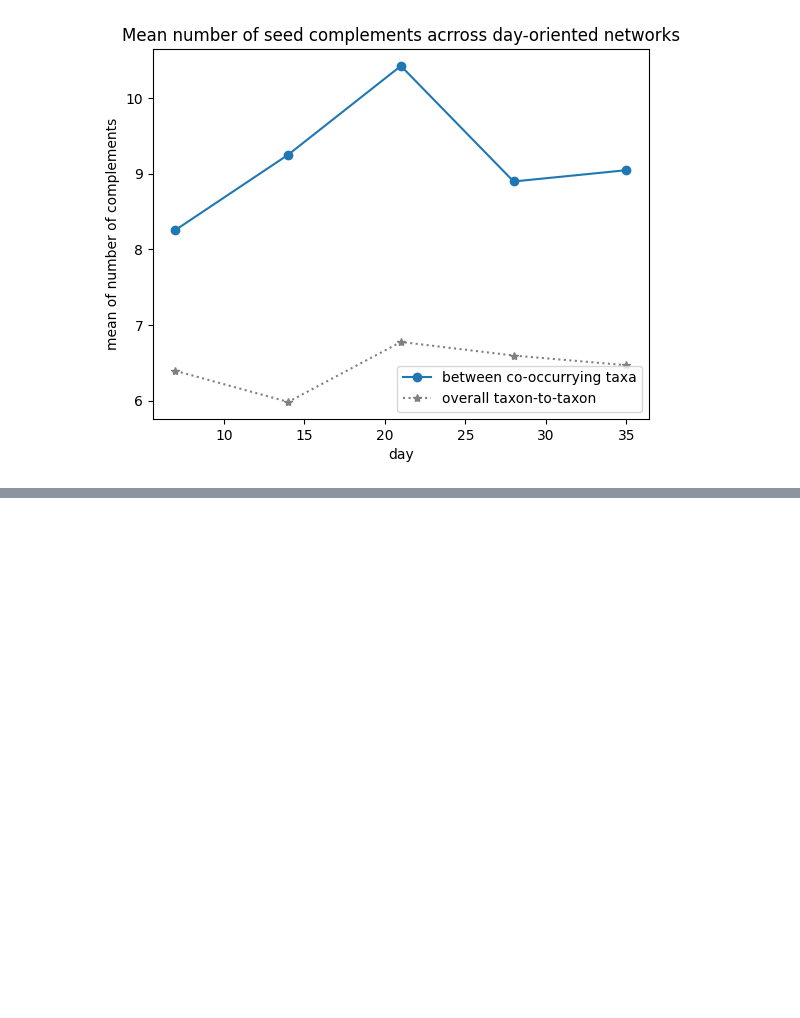
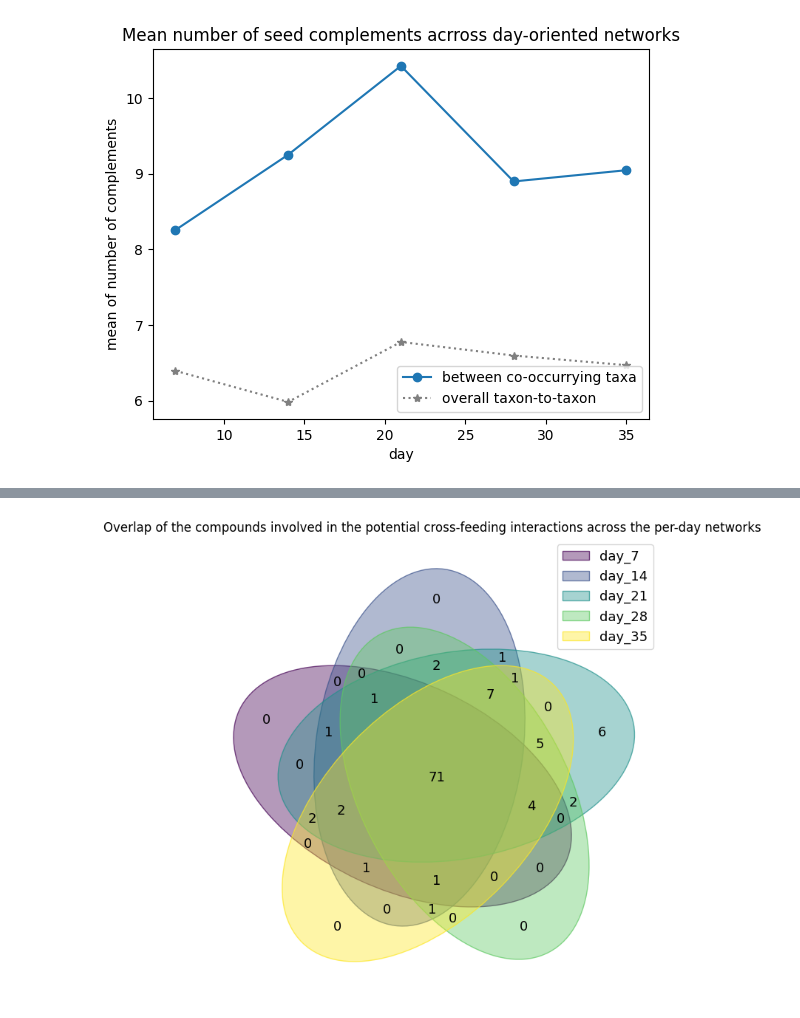
Before and after one commit to hariszaf/AMAC005_chicken_salmonella, a Jupyter notebook: microbetag_analysis/per_day_cx_stats.ipynb, the cells around one changed output, grey strips where cells are left out. Cells and saved outputs as stored; diff of their text form; code cells hidden in the pictures; blank space fills up the shorter version.

```diff
--- a/microbetag_analysis/per_day_cx_stats.ipynb
+++ b/microbetag_analysis/per_day_cx_stats.ipynb
@@ -286,0 +346,10 @@ plt.show()
+# %%
+day_set = { "day_" + str(i): j for i,j in zip(days, unique_compounds_in_cf_of_positive_associated_taxa)}
+# %%
+venn(day_set)
+plt.title("Overlap of the compounds involved in the potential cross-feeding interactions across the per-day networks")
+
+# Show the plot
+plt.show()
+# %% [output]
+[figure, added]
```
Also changed, not shown: parts of 15 cells of this notebook.
